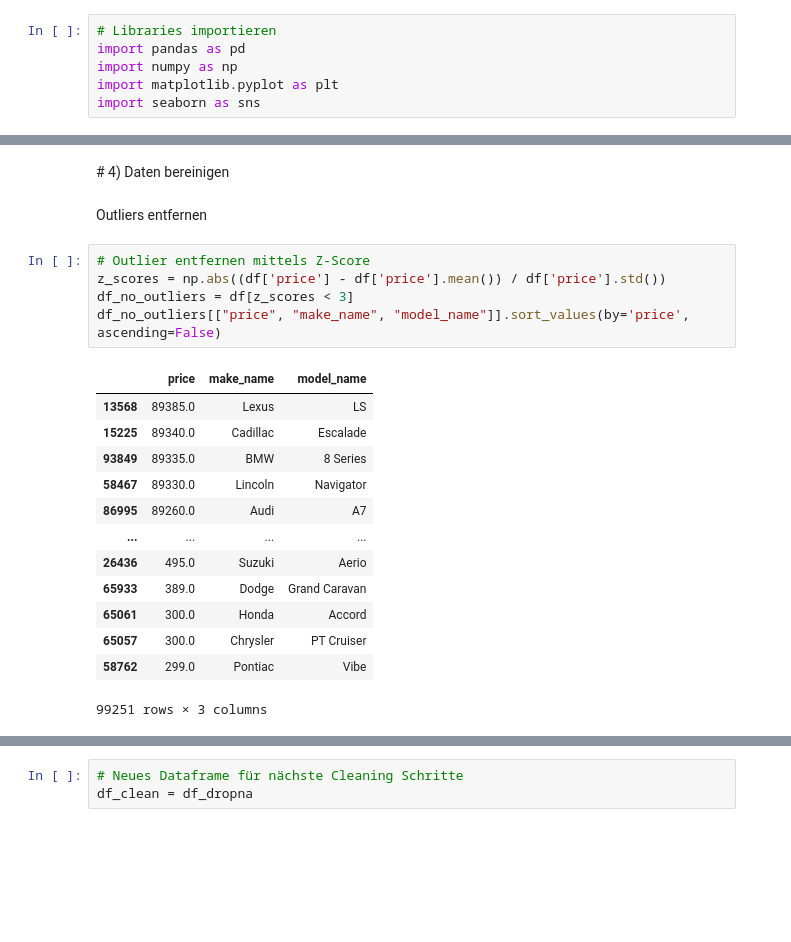
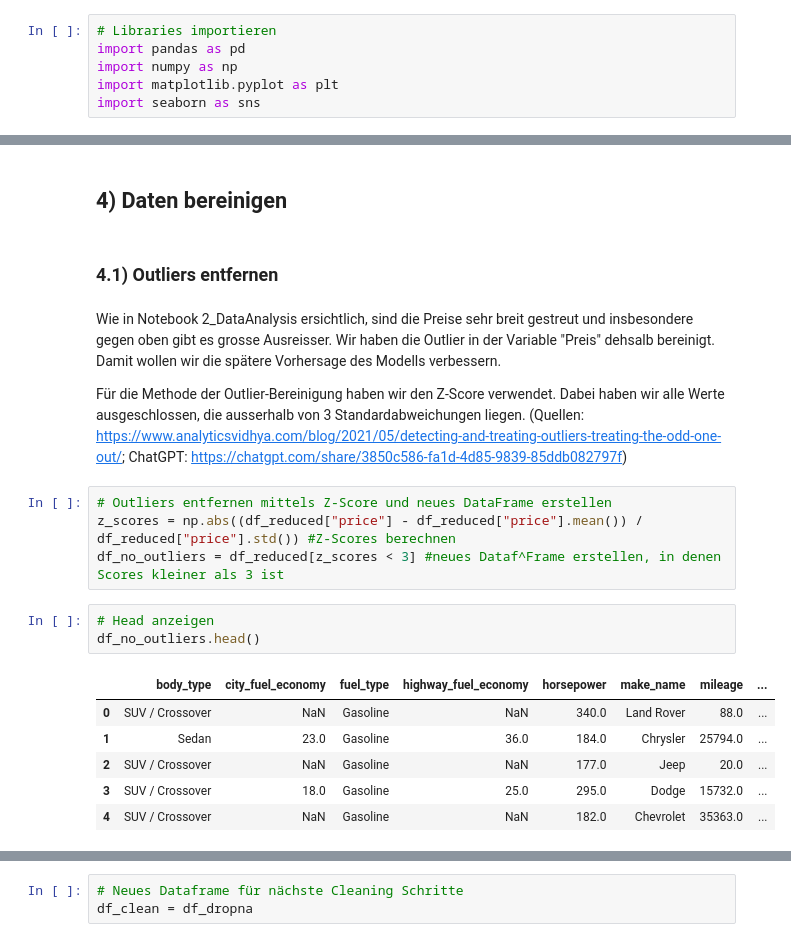
Before and after one commit to rutzc/Cars_PricePred, a Jupyter notebook: Notebooks/03_CleanDataSet_Erstellen.ipynb, the cells around one changed output, grey strips where cells are left out. Drawn from its saved outputs; the diff is of its cells as text; blank space fills up the shorter version.

```diff
--- a/Notebooks/03_CleanDataSet_Erstellen.ipynb
+++ b/Notebooks/03_CleanDataSet_Erstellen.ipynb
@@ -33,23 +68,22 @@ memory usage: 49.8+ MB
 # %% [markdown]
-# 4) Daten bereinigen
+## 4) Daten bereinigen
-# %% [markdown]
-Outliers entfernen
+# %% [markdown]
+### 4.1) Outliers entfernen
+# %% [markdown]
+Wie in Notebook 2_DataAnalysis ersichtlich, sind die Preise sehr breit gestreut und insbesondere gegen oben gibt es grosse Ausreisser. Wir haben die Outlier in der Variable "Preis" dehsalb bereinigt. Damit wollen wir die spätere Vorhersage des Modells verbessern.
+
+Für die Methode der Outlier-Bereinigung haben wir den Z-Score verwendet. Dabei haben wir alle Werte ausgeschlossen, die ausserhalb von 3 Standardabweichungen liegen. (Quellen: https://www.analyticsvidhya.com/blog/2021/05/detecting-and-treating-outliers-treating-the-odd-one-out/; ChatGPT: https://chatgpt.com/share/3850c586-fa1d-4d85-9839-85ddb082797f)
 # %%
-# Outlier entfernen mittels Z-Score
-z_scores = np.abs((df['price'] - df['price'].mean()) / df['price'].std())
-df_no_outliers = df[z_scores < 3]
-df_no_outliers[["price", "make_name", "model_name"]].sort_values(by='price', ascending=False)
+# Outliers entfernen mittels Z-Score und neues DataFrame erstellen
+z_scores = np.abs((df_reduced["price"] - df_reduced["price"].mean()) / df_reduced["price"].std()) #Z-Scores berechnen
+df_no_outliers = df_reduced[z_scores < 3] #neues Dataf^Frame erstellen, in denen Scores kleiner als 3 ist
-# %% [output]
-|  | price | make_name | model_name |
-| 13568 | 89385.0 | Lexus | LS |
-| 15225 | 89340.0 | Cadillac | Escalade |
-| 93849 | 89335.0 | BMW | 8 Series |
-| 58467 | 89330.0 | Lincoln | Navigator |
-| 86995 | 89260.0 | Audi | A7 |
-| ... | ... | ... | ... |
-| 26436 | 495.0 | Suzuki | Aerio |
-| 65933 | 389.0 | Dodge | Grand Caravan |
-| 65061 | 300.0 | Honda | Accord |
-| 65057 | 300.0 | Chrysler | PT Cruiser |
-| 58762 | 299.0 | Pontiac | Vibe |
-99251 rows × 3 columns
+# %%
+# Head anzeigen
+df_no_outliers.head()
+# %% [output]
+|  | body_type | city_fuel_economy | fuel_type | highway_fuel_economy | horsepower | make_name | mileage | ... |
+| 0 | SUV / Crossover | NaN | Gasoline | NaN | 340.0 | Land Rover | 88.0 | ... |
+| 1 | Sedan | 23.0 | Gasoline | 36.0 | 184.0 | Chrysler | 25794.0 | ... |
+| 2 | SUV / Crossover | NaN | Gasoline | NaN | 177.0 | Jeep | 20.0 | ... |
+| 3 | SUV / Crossover | 18.0 | Gasoline | 25.0 | 295.0 | Dodge | 15732.0 | ... |
+| 4 | SUV / Crossover | NaN | Gasoline | NaN | 182.0 | Chevrolet | 35363.0 | ... |
```
Also changed, not shown: parts of 22 cells of this notebook, 2 other files.
